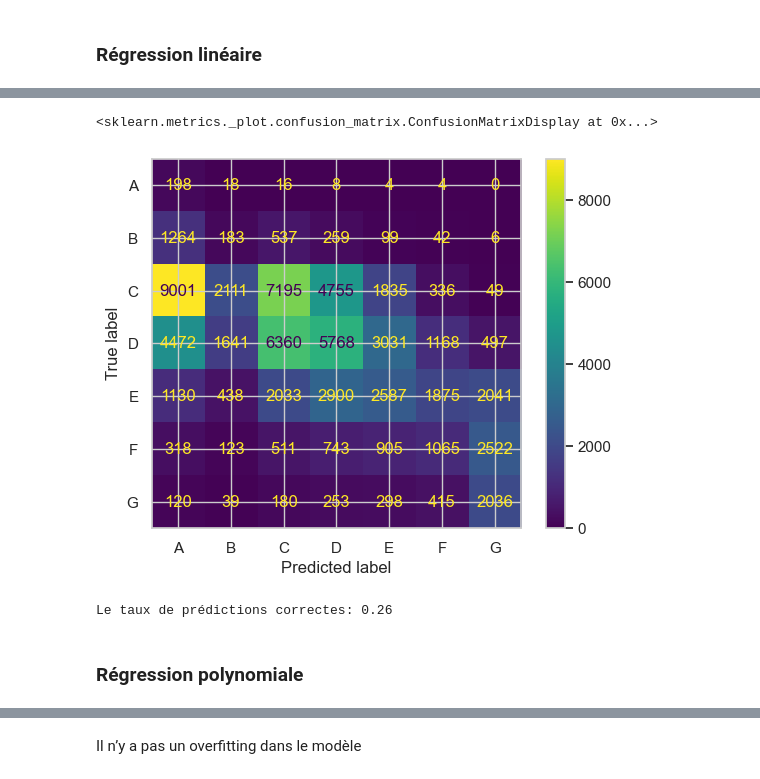
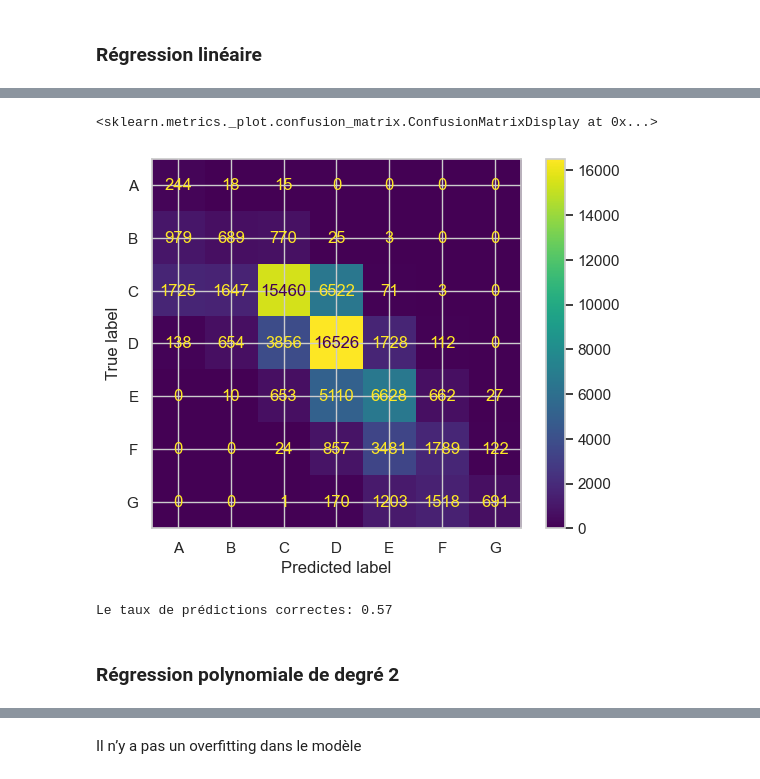
Before and after one commit to LACHQER-Wiam/Projet-Python, a Jupyter notebook: data.ipynb, the cells around one changed output, grey strips where cells are left out. Drawn from its saved outputs; the diff is of its cells as text; code cells hidden in the pictures.

```diff
--- a/data.ipynb
+++ b/data.ipynb
@@ -513,9 +510,9 @@ Data columns (total 33 columns):
 dtypes: float64(4), int64(5), uint8(24)
 memory usage: 7.4 MB
 # %%
-df_finale = eda.remove_outliers(df_finale)
+#df_finale = eda.remove_outliers(df_finale)
 # jointure de df finale et etiquette colonne
-df_finale = pd.merge(df_finale, df["Etiquette_DPE"],  left_index=True, right_index=True)
+#df_finale = pd.merge(df_finale, df["Etiquette_DPE"],  left_index=True, right_index=True)
 # %% [markdown]
 # Modélisation
 # %% [markdown]
@@ -591,7 +590,7 @@ array(['Période_construction', 'Surface_habitable_logement',
        'Type_installation_ECS_installation individuelle',
        'Coût_total_5_usages'], dtype=object)
 # %%
-"""selected_features = ['Période_construction', 'Surface_habitable_logement',
+selected_features = ['Période_construction', 'Surface_habitable_logement',
        'Qualité_isolation_enveloppe', 'Qualité_isolation_menuiseries',
        'Qualité_isolation_murs', 'Qualité_isolation_plancher_bas',
        'Type_énergie_n°1_Gaz naturel', 'Type_énergie_n°1_Électricité',
@@ -611,8 +610,11 @@ array(['Période_construction', 'Surface_habitable_logement',
        'Type_énergie_principale_chauffage_Énergies propres',
        'Type_installation_ECS_installation collective multi-bâtiment : modélisée comme un réseau de chaleur',
        'Type_installation_ECS_installation individuelle',
-       'Coût_total_5_usages']"""
+       'Coût_total_5_usages']
 
+
+# Les variables séléctionnées par la régression Lasso
+"""
 selected_features = ['Période_construction', 'Surface_habitable_logement',
        'Qualité_isolation_enveloppe', 'Qualité_isolation_menuiseries',
        'Qualité_isolation_murs', 'Qualité_isolation_plancher_bas',
@@ -628,3 +630,4 @@ selected_features = ['Période_construction', 'Surface_habitable_logement',
        'Type_énergie_principale_chauffage_Énergies propres',
        'Type_installation_ECS_installation individuelle',
        'Coût_total_5_usages']
+       """
@@ -658,20 +663,20 @@ L’erreur moyenne absolue pour les données du test: 82.55420014247923
 # %%
 predictions = lm.predict(X_s)
-df_finale['conso_predite_s'] = [predictions[i][0] for i in  range(0,73389)]
-df_finale['emission_predite_s'] = [predictions[i][1] for i in  range(0,73389)]
+df['conso_predite_s'] = [predictions[i][0] for i in  range(0,74131)]
+df['emission_predite_s'] = [predictions[i][1] for i in  range(0,74131)]
 # %%
-df_finale["etiquette_predite"] = df_finale.apply(remplissage,axis=1)
+df["etiquette_predite"] = df.apply(remplissage,axis=1)
 # %%
-ConfusionMatrixDisplay.from_predictions(df_finale["Etiquette_DPE"], df_finale["etiquette_predite"])
+ConfusionMatrixDisplay.from_predictions(df["Etiquette_DPE"], df["etiquette_predite"])
 # %% [output]
 <sklearn.metrics._plot.confusion_matrix.ConfusionMatrixDisplay at 0x...>
-[figure, old version]
+[figure, new version]
 # %%
-accuracy = accuracy_score(df_finale["Etiquette_DPE"], df_finale["etiquette_predite"], normalize=True)
+accuracy = accuracy_score(df["Etiquette_DPE"], df["etiquette_predite"], normalize=True)
 print("Le taux de prédictions correctes:",accuracy.round(2))
 # %% [output]
-Le taux de prédictions correctes: 0.26
+Le taux de prédictions correctes: 0.57
 # %% [markdown]
-### Régression polynomiale
+### Régression polynomiale de degré 2
 # %%
 
```
Also changed, not shown: parts of 30 cells of this notebook, 1 other file.
